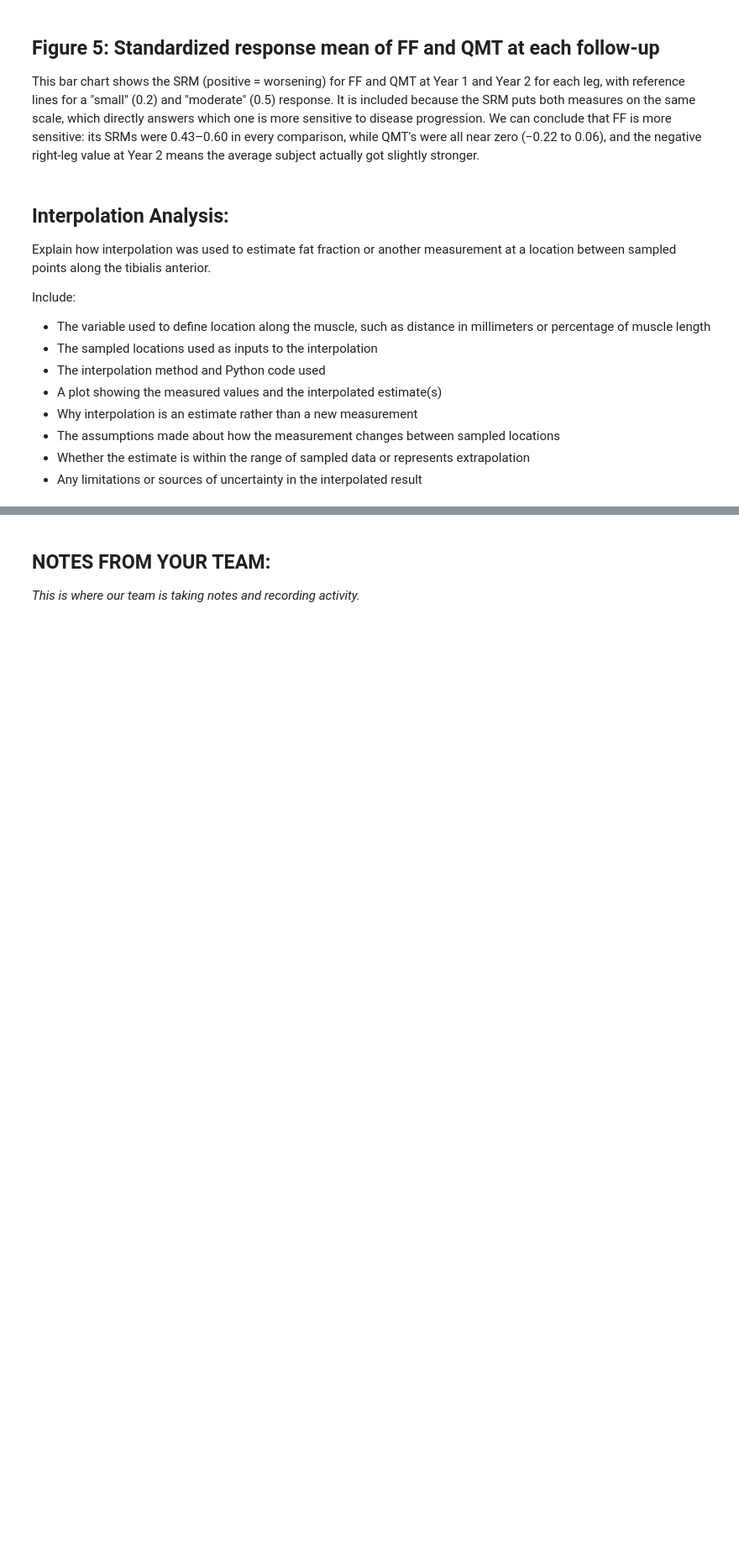
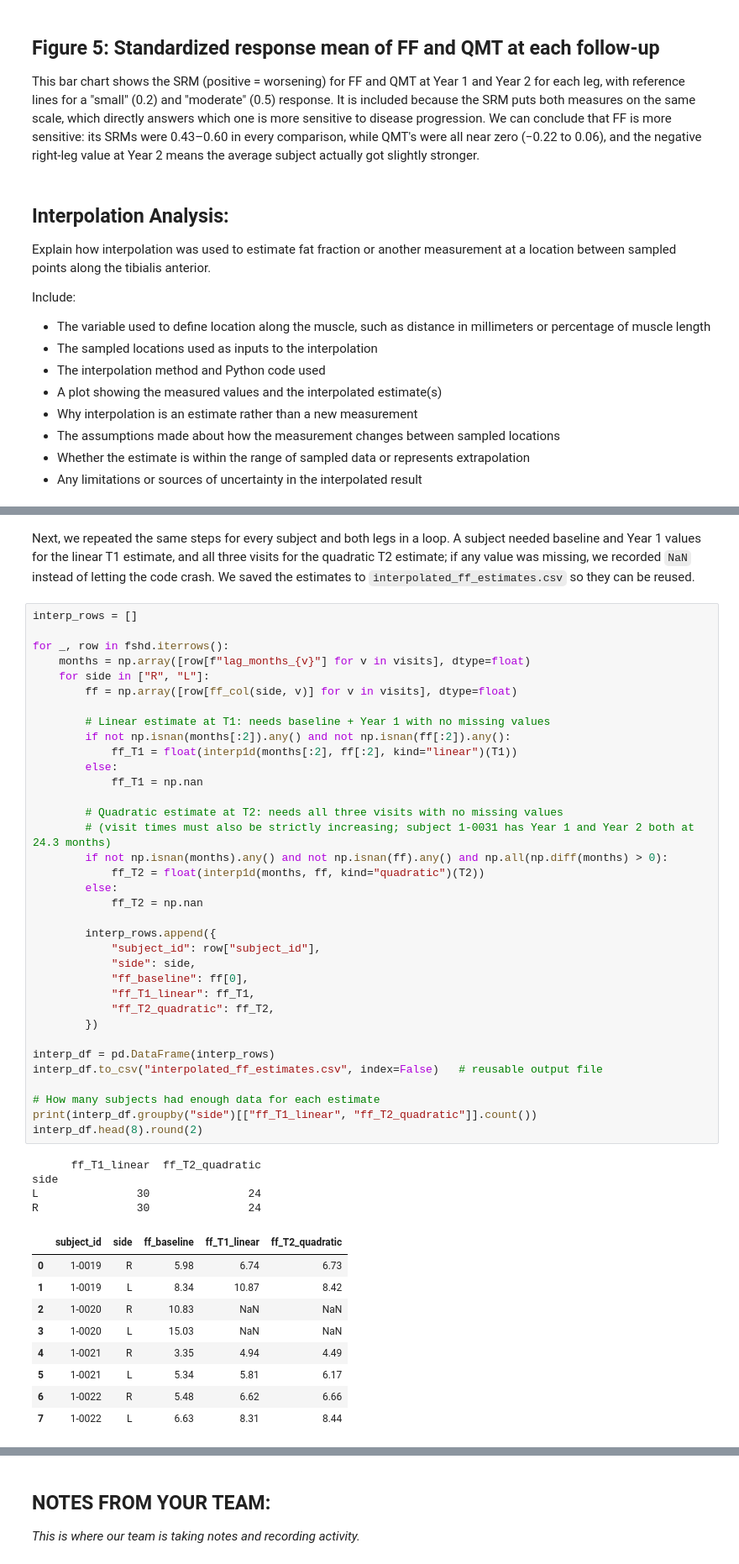
Before and after one commit to alenabhilash03-beep/Module2BME2315, a Jupyter notebook: FSHD_Module2_Project_Template (1).ipynb, the cells around one changed output, grey strips where cells are left out. Shown at 84% size. Saved outputs shown, nothing was run; the diff lists cells and outputs as text; blank space fills up the shorter version.

```diff
--- a/FSHD_Module2_Project_Template (1).ipynb
+++ b/FSHD_Module2_Project_Template (1).ipynb
@@ -569,0 +673,51 @@ Include:
+# %% [markdown]
+Next, we repeated the same steps for every subject and both legs in a loop. A subject needed baseline and Year 1 values for the linear T1 estimate, and all three visits for the quadratic T2 estimate; if any value was missing, we recorded `NaN` instead of letting the code crash. We saved the estimates to `interpolated_ff_estimates.csv` so they can be reused.
+# %%
+interp_rows = []
+
+for _, row in fshd.iterrows():
+    months = np.array([row[f"lag_months_{v}"] for v in visits], dtype=float)
+    for side in ["R", "L"]:
+        ff = np.array([row[ff_col(side, v)] for v in visits], dtype=float)
+
+        # Linear estimate at T1: needs baseline + Year 1 with no missing values
+        if not np.isnan(months[:2]).any() and not np.isnan(ff[:2]).any():
+            ff_T1 = float(interp1d(months[:2], ff[:2], kind="linear")(T1))
+        else:
+            ff_T1 = np.nan
+
+        # Quadratic estimate at T2: needs all three visits with no missing values
+        # (visit times must also be strictly increasing; subject 1-0031 has Year 1 and Year 2 both at 24.3 months)
+        if not np.isnan(months).any() and not np.isnan(ff).any() and np.all(np.diff(months) > 0):
+            ff_T2 = float(interp1d(months, ff, kind="quadratic")(T2))
+        else:
+            ff_T2 = np.nan
+
+        interp_rows.append({
+            "subject_id": row["subject_id"],
+            "side": side,
+            "ff_baseline": ff[0],
+            "ff_T1_linear": ff_T1,
+            "ff_T2_quadratic": ff_T2,
+        })
+
+interp_df = pd.DataFrame(interp_rows)
+interp_df.to_csv("interpolated_ff_estimates.csv", index=False)   # reusable output file
+
+# How many subjects had enough data for each estimate
+print(interp_df.groupby("side")[["ff_T1_linear", "ff_T2_quadratic"]].count())
+interp_df.head(8).round(2)
+# %% [output]
+      ff_T1_linear  ff_T2_quadratic
+side
+L               30               24
+R               30               24
+|  | subject_id | side | ff_baseline | ff_T1_linear | ff_T2_quadratic |
+| 0 | 1-0019 | R | 5.98 | 6.74 | 6.73 |
+| 1 | 1-0019 | L | 8.34 | 10.87 | 8.42 |
+| 2 | 1-0020 | R | 10.83 | NaN | NaN |
+| 3 | 1-0020 | L | 15.03 | NaN | NaN |
+| 4 | 1-0021 | R | 3.35 | 4.94 | 4.49 |
+| 5 | 1-0021 | L | 5.34 | 5.81 | 6.17 |
+| 6 | 1-0022 | R | 5.48 | 6.62 | 6.66 |
+| 7 | 1-0022 | L | 6.63 | 8.31 | 8.44 |
```
Also changed, not shown: parts of 46 cells of this notebook.
